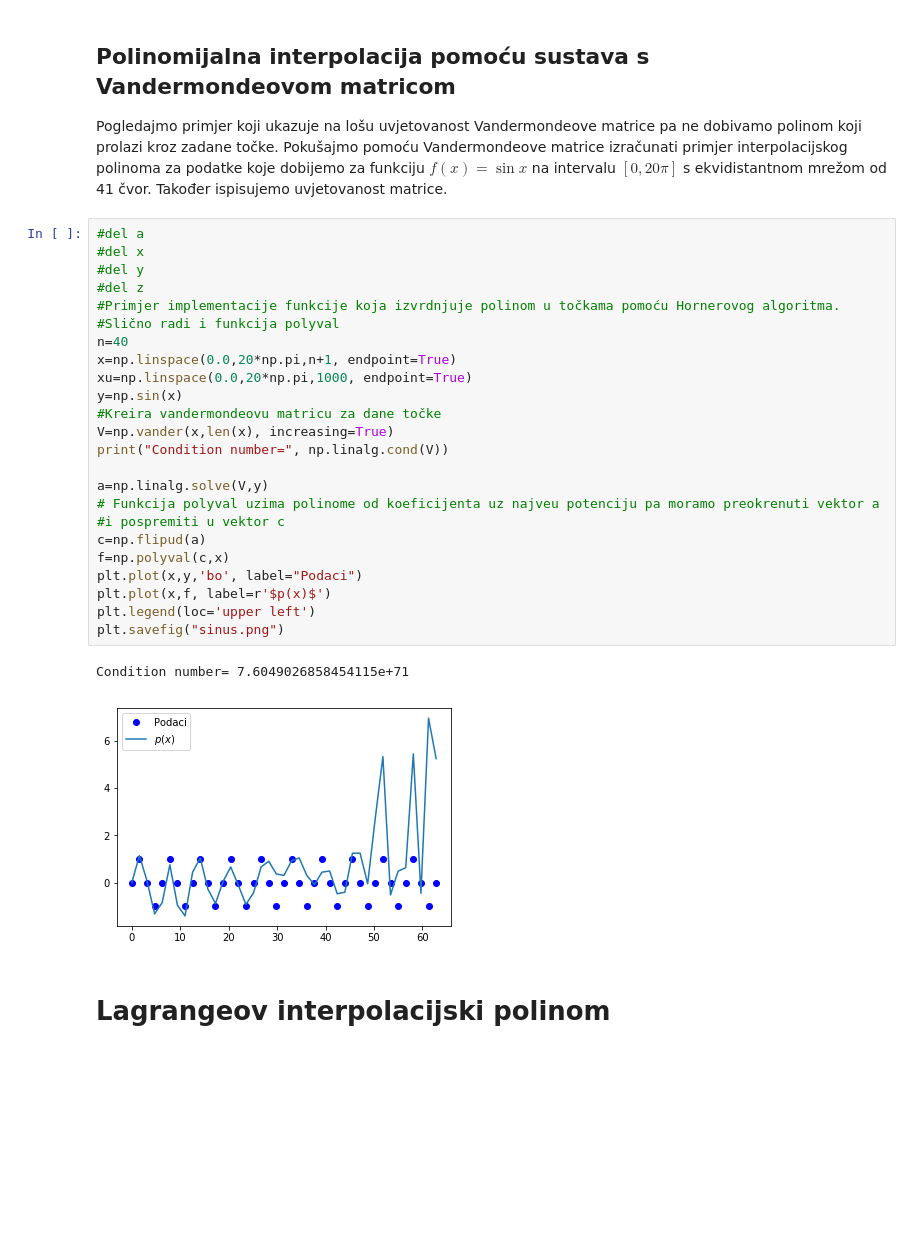
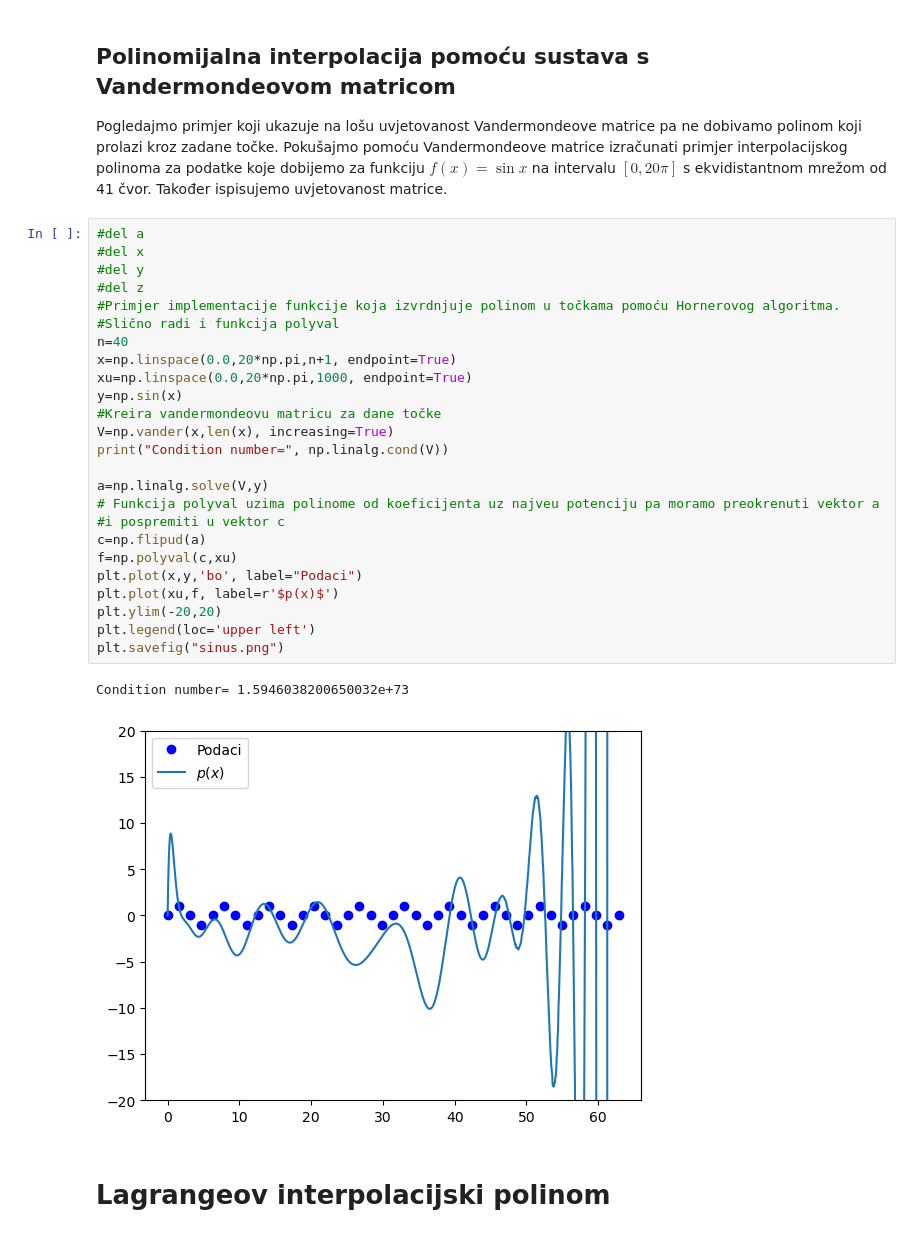
Before and after one commit to anazga/Nummat-21_22, a Jupyter notebook: Labos06-interpolacija-uvod.ipynb, the cells around one changed output. Cells and saved outputs as stored; diff of their text form; blank space fills up the shorter version.

```diff
--- a/Labos06-interpolacija-uvod.ipynb
+++ b/Labos06-interpolacija-uvod.ipynb
@@ -86,30 +86,31 @@ Pogledajmo  primjer koji ukazuje na lošu uvjetovanost Vandermondeove matrice pa
 # %%
 #del a
 #del x
 #del y
 #del z
 #Primjer implementacije funkcije koja izvrdnjuje polinom u točkama pomoću Hornerovog algoritma.
 #Slično radi i funkcija polyval
 n=40
 x=np.linspace(0.0,20*np.pi,n+1, endpoint=True)
 xu=np.linspace(0.0,20*np.pi,1000, endpoint=True)
 y=np.sin(x)
 #Kreira vandermondeovu matricu za dane točke
 V=np.vander(x,len(x), increasing=True)
 print("Condition number=", np.linalg.cond(V))
 
 a=np.linalg.solve(V,y)
 # Funkcija polyval uzima polinome od koeficijenta uz najveu potenciju pa moramo preokrenuti vektor a
 #i pospremiti u vektor c
 c=np.flipud(a)
-f=np.polyval(c,x)
+f=np.polyval(c,xu)
 plt.plot(x,y,'bo', label="Podaci")
-plt.plot(x,f, label=r'$p(x)$')
+plt.plot(xu,f, label=r'$p(x)$')
+plt.ylim(-20,20)
 plt.legend(loc='upper left')
 plt.savefig("sinus.png")
 # %% [output]
-Condition number= 7.6049026858454115e+71
+Condition number= 1.5946038200650032e+73
-[figure, old version]
+[figure, new version]
 # %% [markdown]
 
 # Lagrangeov interpolacijski polinom
```
Also changed, not shown: parts of 6 cells of this notebook.
